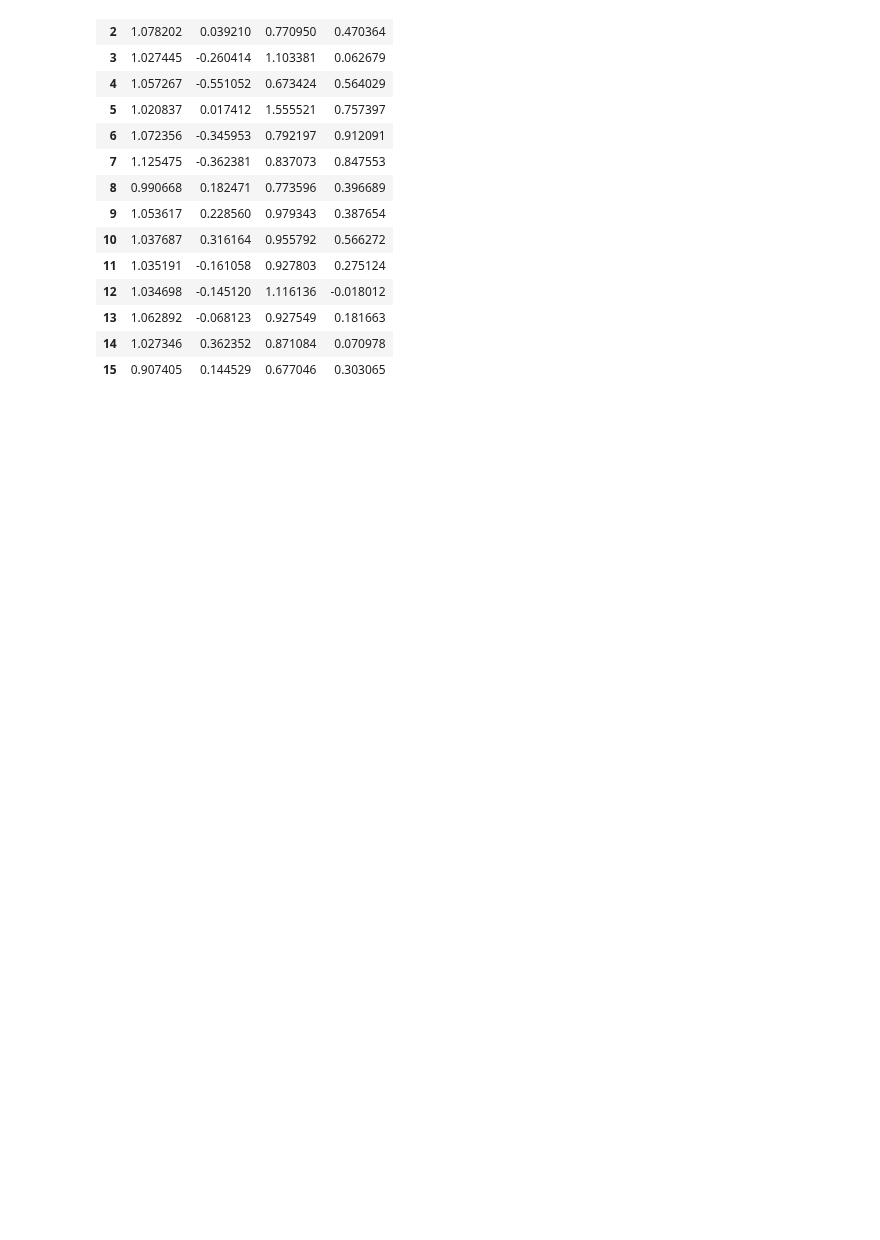
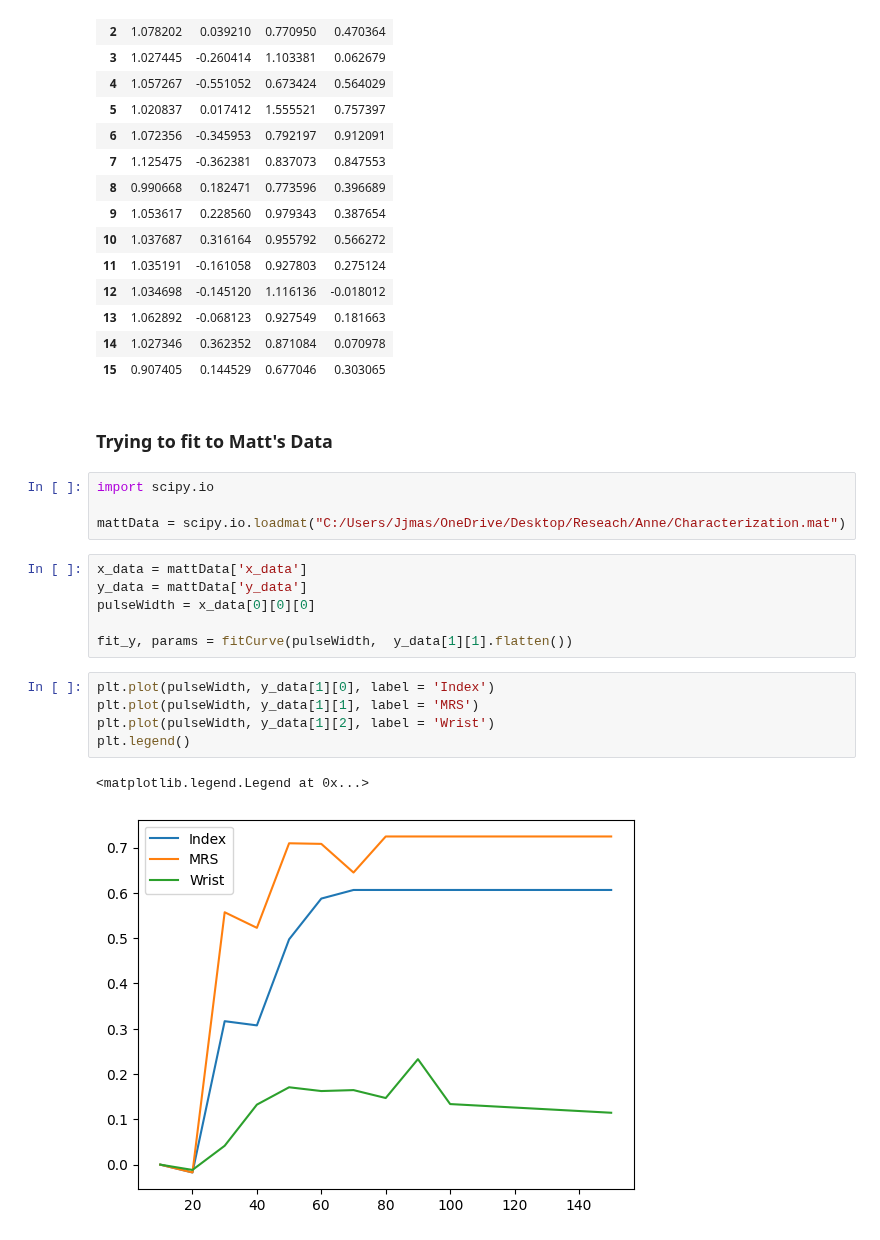
Before and after one commit to draeloslab/stim_behavior, a Jupyter notebook: notebooks/sigmoid.ipynb, the cells around one changed output. Cells and saved outputs as stored; diff of their text form; blank space fills up the shorter version.

Commit message:
fit to matt data, plotted

```diff
--- a/notebooks/sigmoid.ipynb
+++ b/notebooks/sigmoid.ipynb
@@ -88,3 +96,23 @@ df
 | 13 | 1.062892 | -0.068123 | 0.927549 | 0.181663 |
 | 14 | 1.027346 | 0.362352 | 0.871084 | 0.070978 |
 | 15 | 0.907405 | 0.144529 | 0.677046 | 0.303065 |
+# %% [markdown]
+### Trying to fit to Matt's Data
+# %%
+import scipy.io
+
+mattData = scipy.io.loadmat("C:/Users/Jjmas/OneDrive/Desktop/Reseach/Anne/Characterization.mat")
+# %%
+x_data = mattData['x_data']
+y_data = mattData['y_data']
+pulseWidth = x_data[0][0][0]
+
+fit_y, params = fitCurve(pulseWidth,  y_data[1][1].flatten())
+# %%
+plt.plot(pulseWidth, y_data[1][0], label = 'Index')
+plt.plot(pulseWidth, y_data[1][1], label = 'MRS')
+plt.plot(pulseWidth, y_data[1][2], label = 'Wrist')
+plt.legend()
+# %% [output]
+<matplotlib.legend.Legend at 0x...>
+[figure, added]
```
Also changed, not shown: parts of 4 cells of this notebook, 1 other file.
